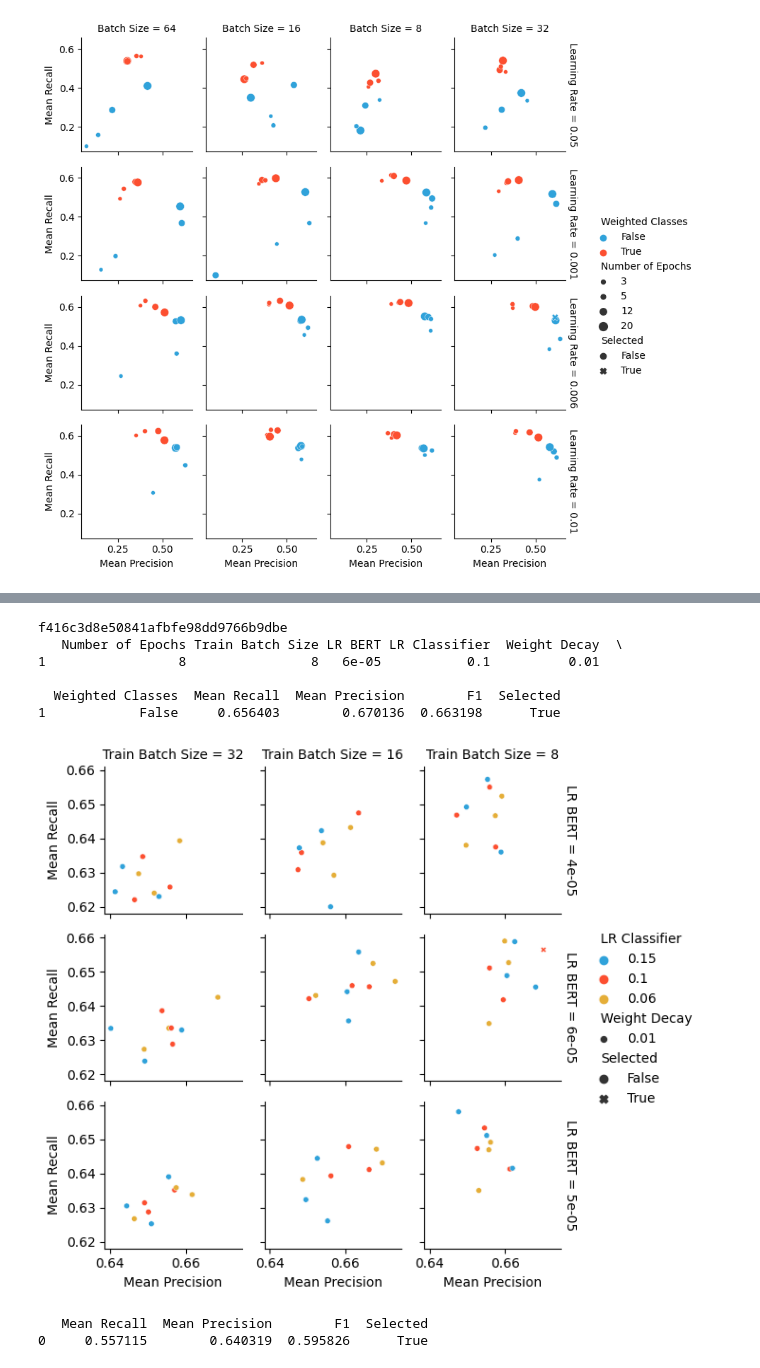
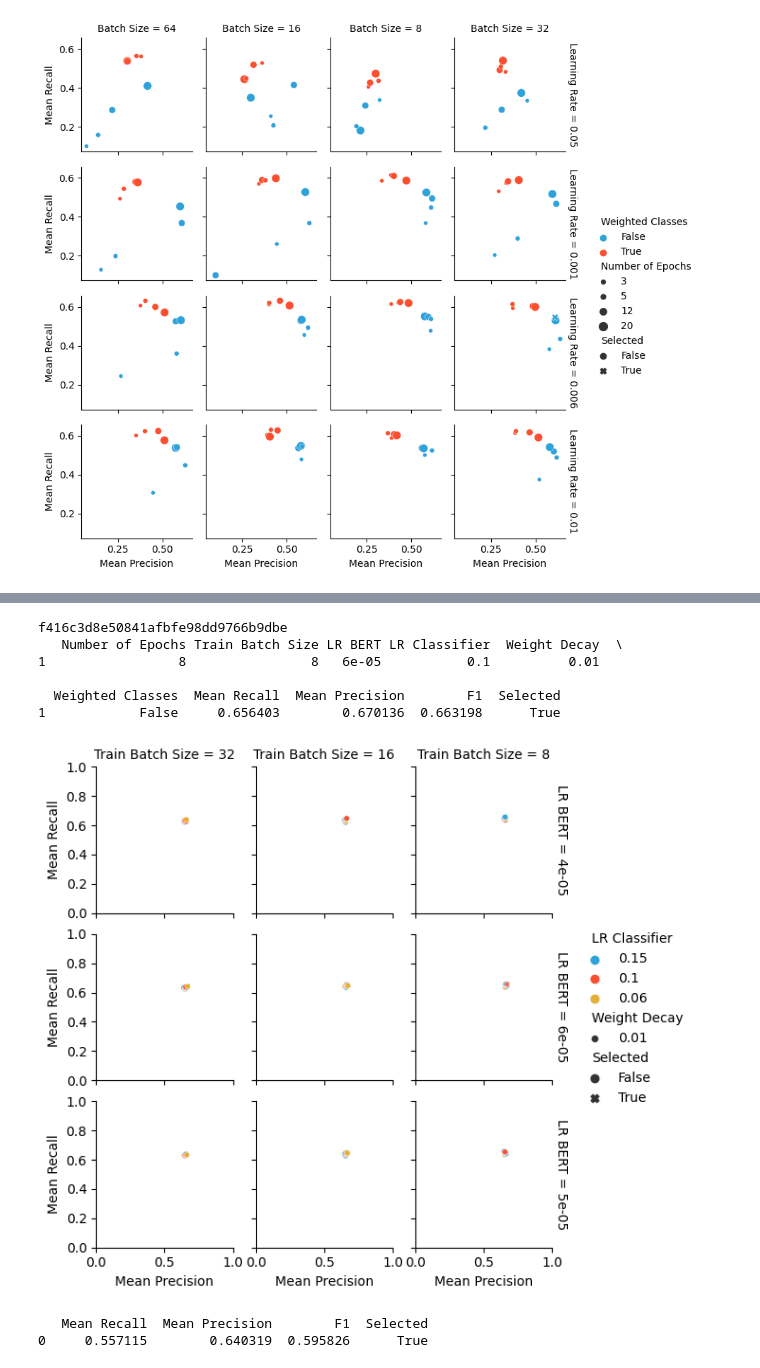
Before and after one commit to feeduvl/uvl-tore-classifier-bert, a Jupyter notebook: evaluation/e2e_experiments.ipynb, the cells around one changed output, grey strips where cells are left out. Cells and saved outputs as stored; diff of their text form; code cells hidden in the pictures.

```diff
--- a/e2e_experiments.ipynb
+++ b/evaluation/e2e_experiments.ipynb
@@ -224,34 +224,36 @@ fg = sns.relplot(
     y="Mean Recall",
     col="Train Batch Size",
     row="LR BERT",
     hue="LR Classifier",
     size="Weight Decay",
     style="Selected",
     facet_kws={"margin_titles": True},
     height=2,
     kind="scatter",
 )
+fg.set(ylim=(0, 1))
+fg.set(xlim=(0, 1))
 selected_run = dataset_all_runs.loc[presentation_dataset["Selected"] == True]
 run_id = selected_run["run_id"].values[0]
 path = mlflow.artifacts.download_artifacts(
     run_id=run_id, artifact_path="confusion_matrix.png"
 )
 display(Image(filename=path))
 
 print(run_id)
 
 best_bert = presentation_dataset.loc[presentation_dataset["Selected"] == True]
 
 print(best_bert)
 # %% [output]
 [figure]
 f416c3d8e50841afbfe98dd9766b9dbe
    Number of Epochs Train Batch Size LR BERT LR Classifier  Weight Decay  \
 1                 8                8   6e-05           0.1          0.01
 
   Weighted Classes  Mean Recall  Mean Precision        F1  Selected
 1            False     0.656403        0.670136  0.663198      True
-[figure, old version]
+[figure, new version]
 # %%
 print(best_sner)
 # %% [output]
```
Also changed, not shown: 47 other files.
